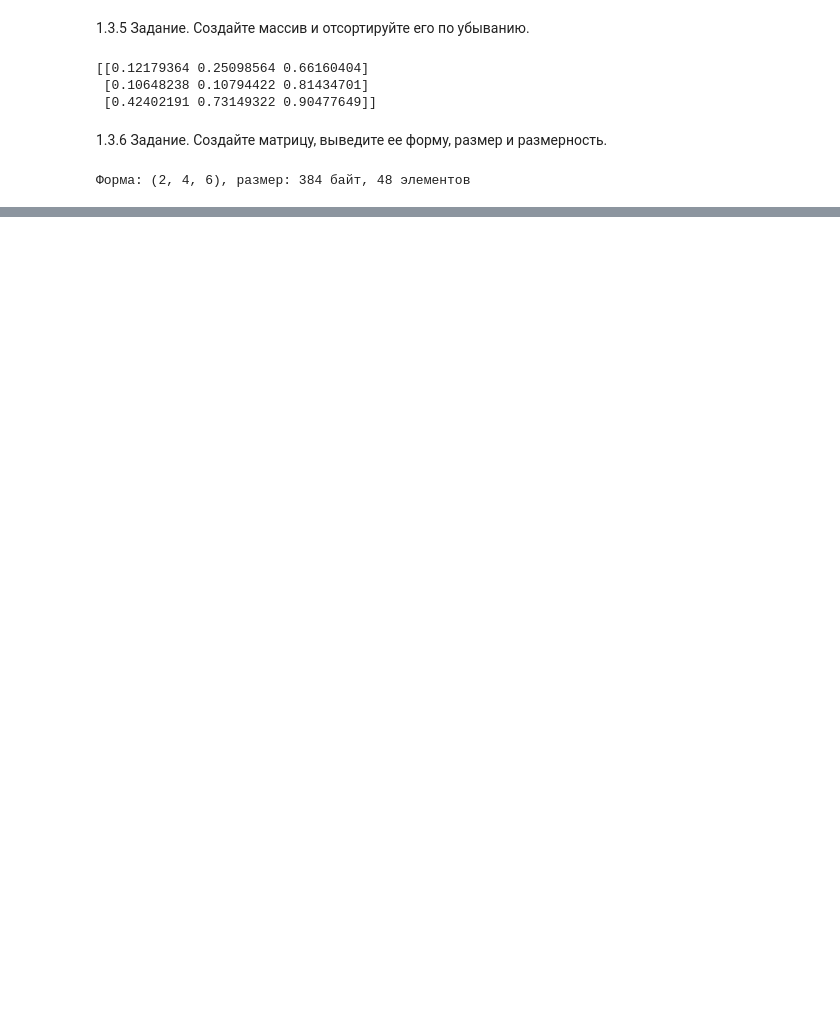
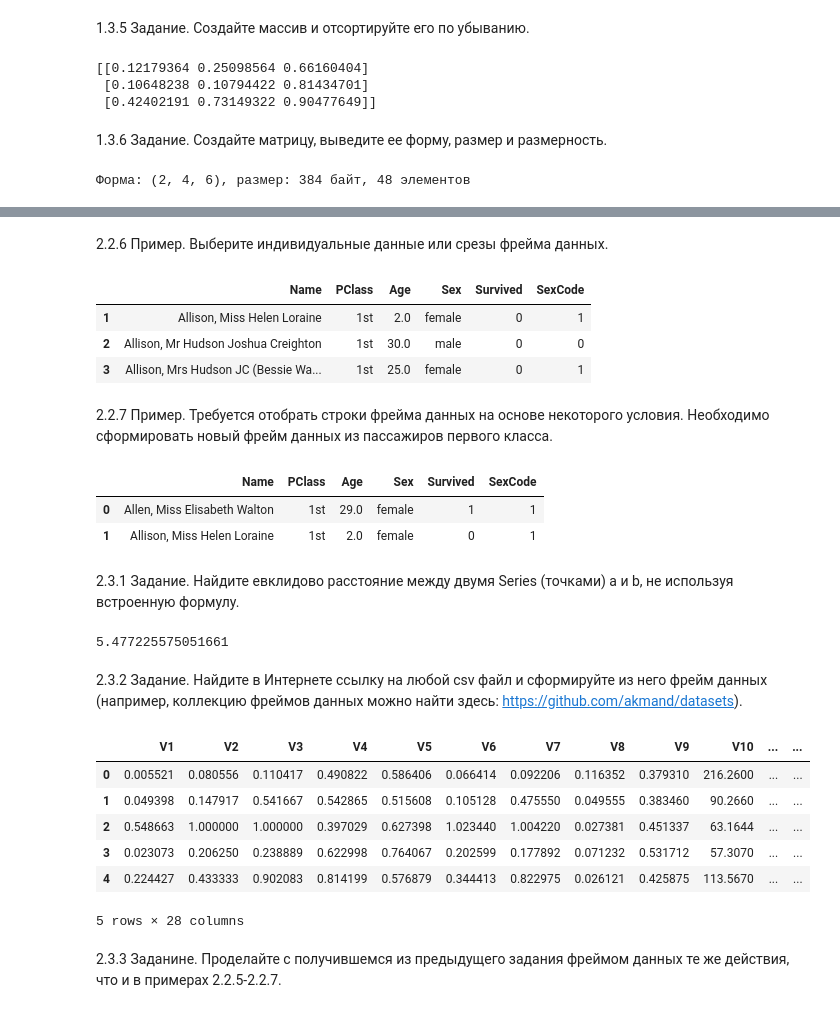
Before and after one commit to shuevalov/ai-2nd-term, a Jupyter notebook: workbook2.ipynb, the cells around one changed output, grey strips where cells are left out. Saved outputs shown, nothing was run; the diff lists cells and outputs as text; code cells hidden in the pictures; blank space fills up the shorter version.

```diff
--- a/workbook2.ipynb
+++ b/workbook2.ipynb
@@ -150,0 +260,43 @@ print(f'Форма: {arr.shape}, размер: {np.size(arr) * arr.itemsize} б
+# %% [markdown]
+2.2.6 Пример. Выберите индивидуальные данные или срезы фрейма данных.
+# %%
+dataframe.iloc[1:4]
+# %% [output]
+|  | Name | PClass | Age | Sex | Survived | SexCode |
+| 1 | Allison, Miss Helen Loraine | 1st | 2.0 | female | 0 | 1 |
+| 2 | Allison, Mr Hudson Joshua Creighton | 1st | 30.0 | male | 0 | 0 |
+| 3 | Allison, Mrs Hudson JC (Bessie Wa... | 1st | 25.0 | female | 0 | 1 |
+# %% [markdown]
+2.2.7 Пример. Требуется отобрать строки фрейма данных на основе некоторого условия. Необходимо сформировать новый фрейм данных из пассажиров первого класса.
+# %%
+dataframe[dataframe['PClass'] == '1st'].head(2)
+# %% [output]
+|  | Name | PClass | Age | Sex | Survived | SexCode |
+| 0 | Allen, Miss Elisabeth Walton | 1st | 29.0 | female | 1 | 1 |
+| 1 | Allison, Miss Helen Loraine | 1st | 2.0 | female | 0 | 1 |
+# %% [markdown]
+2.3.1 Задание. Найдите евклидово расстояние между двумя Series (точками) a и b, не используя встроенную формулу.
+# %%
+a = pd.Series([5,3,7])
+b=pd.Series([4,8,9])
+dist = np.sqrt(sum((a-b)**2))
+print(dist)
+# %% [output]
+5.477225575051661
+# %% [markdown]
+2.3.2 Задание. Найдите в Интернете ссылку на любой csv файл и сформируйте из него фрейм данных (например, коллекцию фреймов данных можно найти здесь: https://github.com/akmand/datasets).
+# %%
+import pandas as pd
+url = 'https://raw.githubusercontent.com/akmand/datasets/main/helena.csv'
+dataframe = pd.read_csv(url)
+dataframe.head(5)
+# %% [output]
+|  | V1 | V2 | V3 | V4 | V5 | V6 | V7 | V8 | V9 | V10 | ... | ... |
+| 0 | 0.005521 | 0.080556 | 0.110417 | 0.490822 | 0.586406 | 0.066414 | 0.092206 | 0.116352 | 0.379310 | 216.2600 | ... | ... |
+| 1 | 0.049398 | 0.147917 | 0.541667 | 0.542865 | 0.515608 | 0.105128 | 0.475550 | 0.049555 | 0.383460 | 90.2660 | ... | ... |
+| 2 | 0.548663 | 1.000000 | 1.000000 | 0.397029 | 0.627398 | 1.023440 | 1.004220 | 0.027381 | 0.451337 | 63.1644 | ... | ... |
+| 3 | 0.023073 | 0.206250 | 0.238889 | 0.622998 | 0.764067 | 0.202599 | 0.177892 | 0.071232 | 0.531712 | 57.3070 | ... | ... |
+| 4 | 0.224427 | 0.433333 | 0.902083 | 0.814199 | 0.576879 | 0.344413 | 0.822975 | 0.026121 | 0.425875 | 113.5670 | ... | ... |
+5 rows × 28 columns
+# %% [markdown]
+2.3.3 Заданине. Проделайте с получившемся из предыдущего задания фреймом данных те же действия, что и в примерах 2.2.5-2.2.7.
```
Also changed, not shown: parts of 24 cells of this notebook, 11 other files.
